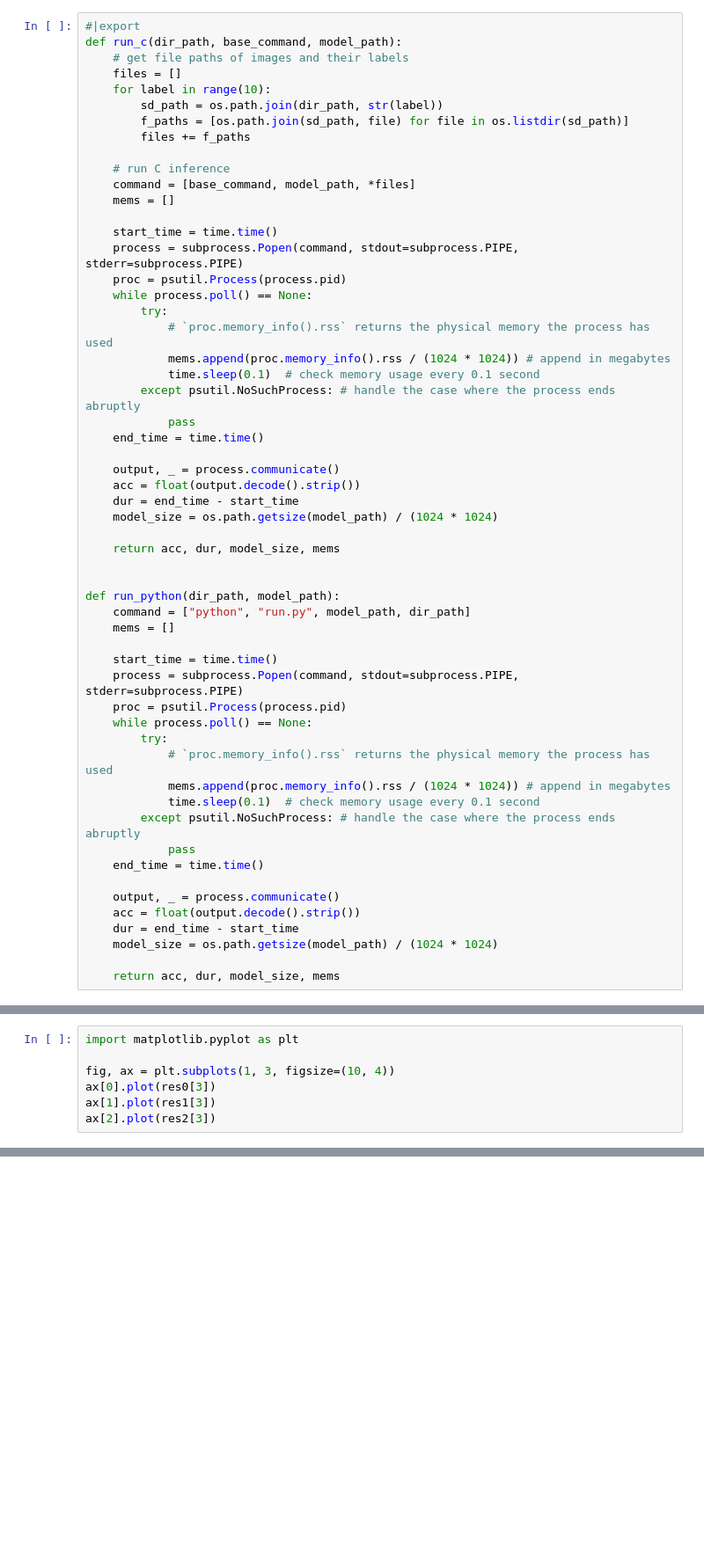
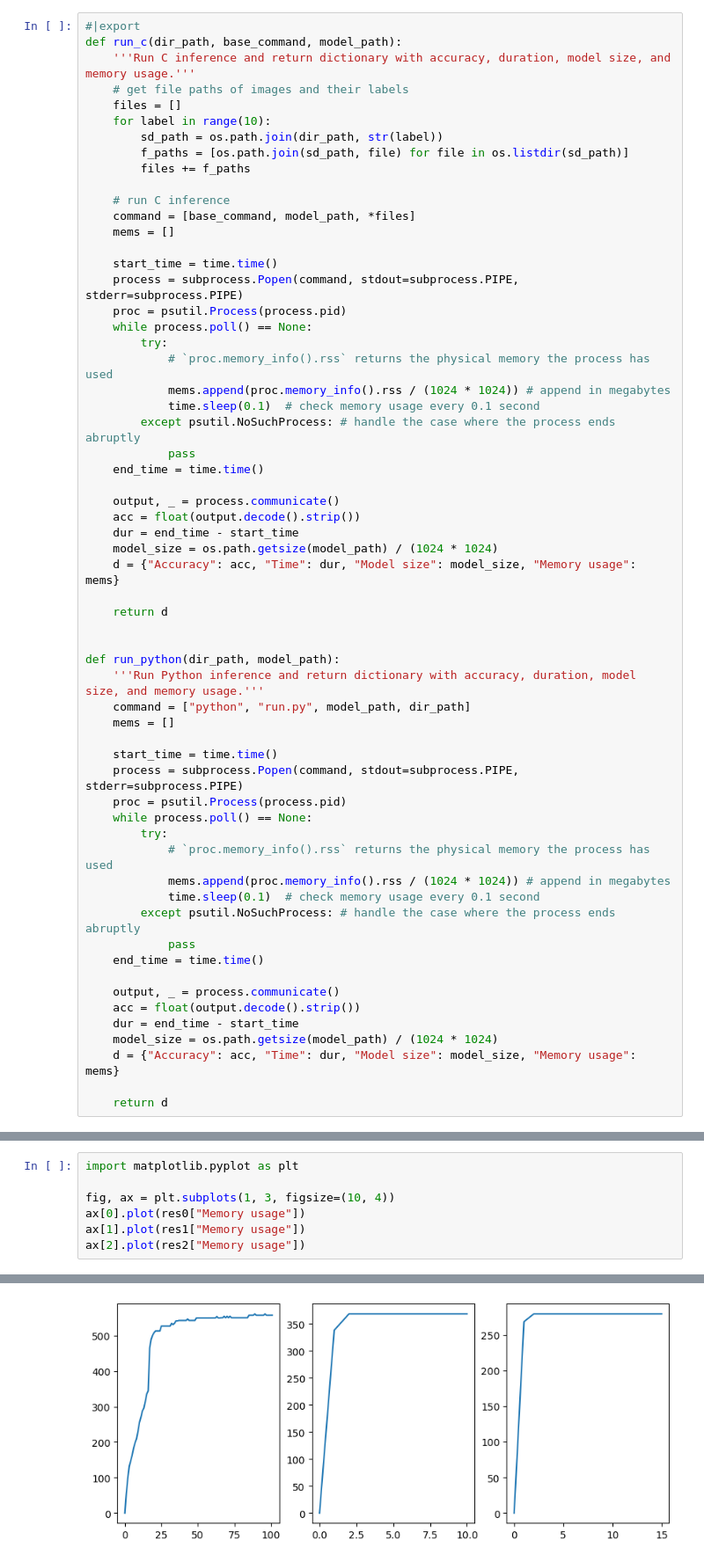
Before and after one commit to ninjalabo/tinyRuntime, a Jupyter notebook: benchmark.ipynb, the cells around one changed output, grey strips where cells are left out. Shown: that part at 88% size. Saved outputs shown, nothing was run; the diff lists cells and outputs as text; blank space fills up the shorter version.

```diff
--- a/benchmark.ipynb
+++ b/benchmark.ipynb
@@ -16,6 +17,7 @@ from train import load
 # %%
 #|export
 def run_c(dir_path, base_command, model_path):
+    '''Run C inference and return dictionary with accuracy, duration, model size, and memory usage.'''
     # get file paths of images and their labels
     files = []
     for label in range(10):
@@ -43,11 +45,13 @@ def run_c(dir_path, base_command, model_path):
     acc = float(output.decode().strip())
     dur = end_time - start_time
     model_size = os.path.getsize(model_path) / (1024 * 1024)
+    d = {"Accuracy": acc, "Time": dur, "Model size": model_size, "Memory usage": mems}
 
-    return acc, dur, model_size, mems
+    return d
 
 
 def run_python(dir_path, model_path):
+    '''Run Python inference and return dictionary with accuracy, duration, model size, and memory usage.'''
     command = ["python", "run.py", model_path, dir_path]
     mems = []
 
@@ -67,8 +71,9 @@ def run_python(dir_path, model_path):
     acc = float(output.decode().strip())
     dur = end_time - start_time
     model_size = os.path.getsize(model_path) / (1024 * 1024)
+    d = {"Accuracy": acc, "Time": dur, "Model size": model_size, "Memory usage": mems}
 
-    return acc, dur, model_size, mems
+    return d
 # %%
 #|export
 # Generate model files for tinyRuntime
@@ -90,6 +119,7 @@ res2[:3]
 import matplotlib.pyplot as plt
 
 fig, ax = plt.subplots(1, 3, figsize=(10, 4))
-ax[0].plot(res0[3])
-ax[1].plot(res1[3])
-ax[2].plot(res2[3])
+ax[0].plot(res0["Memory usage"])
+ax[1].plot(res1["Memory usage"])
+ax[2].plot(res2["Memory usage"])
+# %% [output]
@@ -96,2 +127,3 @@ ax[2].plot(res2[3])
+[figure, added]
 # %%
 #|export
```
Also changed, not shown: parts of 7 cells of this notebook, 2 other files.
